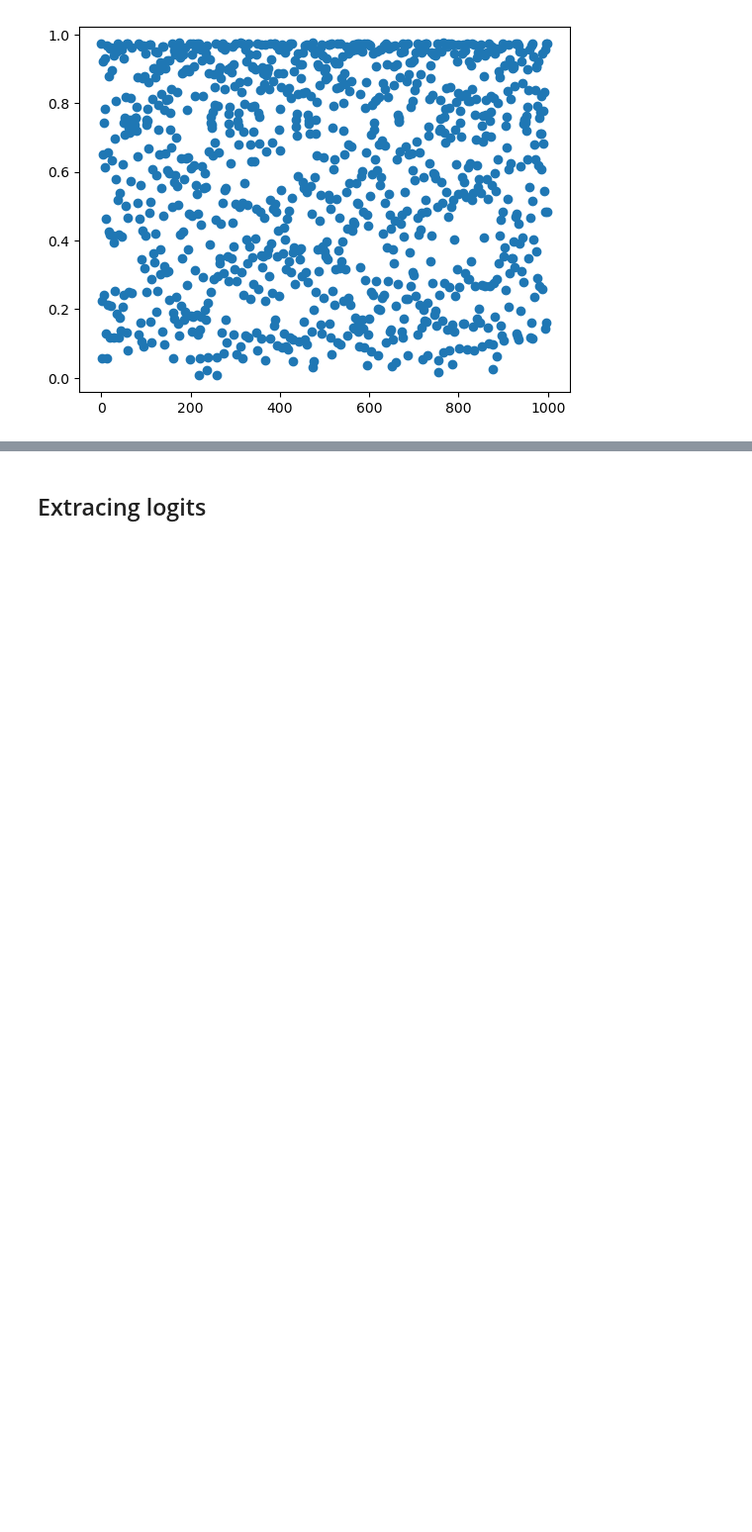
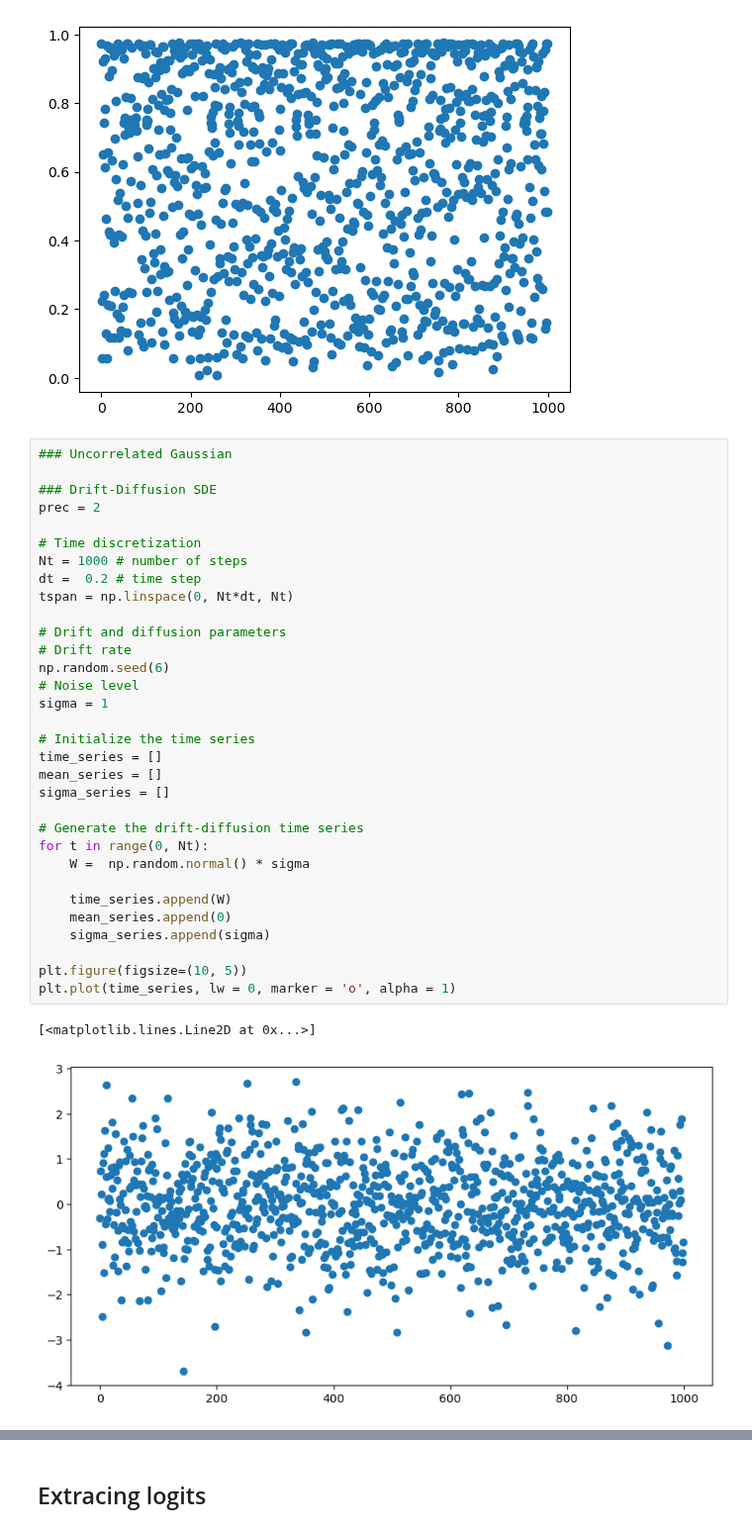
Before and after one commit to AntonioLiu97/llmICL, a Jupyter notebook: multi_digit_distribution_high_res_cache.ipynb, the cells around one changed output, grey strips where cells are left out. Shown at 99% size. Cells and saved outputs as stored; diff of their text form; blank space fills up the shorter version.

```diff
--- a/multi_digit_distribution_high_res_cache.ipynb
+++ b/multi_digit_distribution_high_res_cache.ipynb
@@ -166,3 +163,38 @@ plt.plot(time_series, alpha = 1, lw = 0, marker = 'o')
 plt.show()
 # %% [output]
 [figure]
+# %%
+### Uncorrelated Gaussian
+
+### Drift-Diffusion SDE
+prec = 2
+
+# Time discretization
+Nt = 1000 # number of steps
+dt =  0.2 # time step
+tspan = np.linspace(0, Nt*dt, Nt)
+
+# Drift and diffusion parameters
+# Drift rate
+np.random.seed(6)
+# Noise level
+sigma = 1
+
+# Initialize the time series
+time_series = []
+mean_series = []
+sigma_series = []
+
+# Generate the drift-diffusion time series
+for t in range(0, Nt):
+    W =  np.random.normal() * sigma
+
+    time_series.append(W)
+    mean_series.append(0)
+    sigma_series.append(sigma)
+
+plt.figure(figsize=(10, 5))
+plt.plot(time_series, lw = 0, marker = 'o', alpha = 1)
+# %% [output]
+[<matplotlib.lines.Line2D at 0x...>]
+[figure, added]
```
Also changed, not shown: parts of 10 cells of this notebook.
